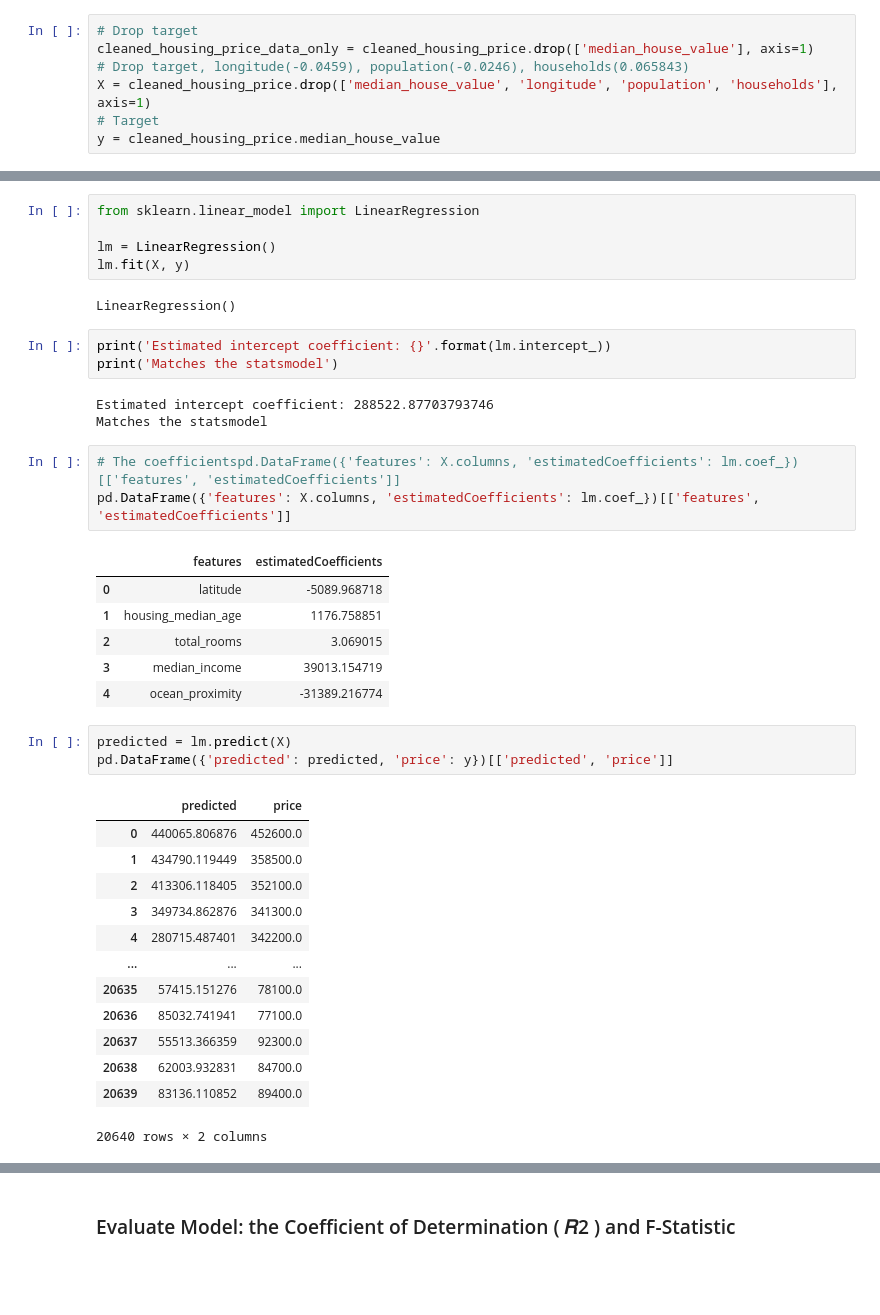
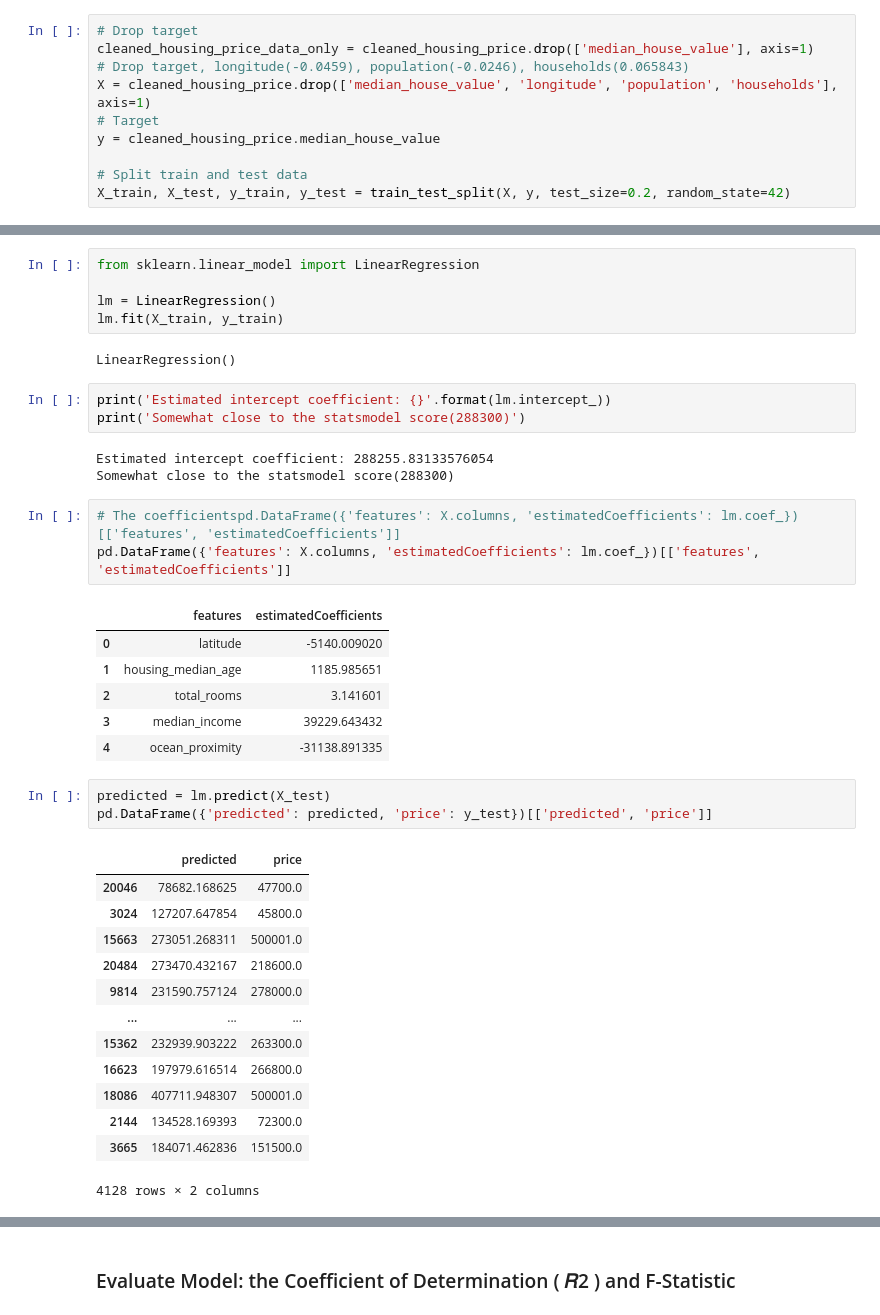
Before and after one commit to tiffany88888/capstone, a Jupyter notebook: capstone.ipynb, the cells around one changed output, grey strips where cells are left out. Saved outputs shown, nothing was run; the diff lists cells and outputs as text; blank space fills up the shorter version.

```diff
--- a/capstone.ipynb
+++ b/capstone.ipynb
@@ -162,6 +163,9 @@ cleaned_housing_price_data_only = cleaned_housing_price.drop(['median_house_valu
 X = cleaned_housing_price.drop(['median_house_value', 'longitude', 'population', 'households'], axis=1)
 # Target
 y = cleaned_housing_price.median_house_value
+
+# Split train and test data
+X_train, X_test, y_train, y_test = train_test_split(X, y, test_size=0.2, random_state=42)
 # %% [markdown]
 ## Fitting Linear Regression using statsmodel
 # %%
@@ -196,42 +202,42 @@ strong multicollinearity or other numerical problems.
 from sklearn.linear_model import LinearRegression
 
 lm = LinearRegression()
-lm.fit(X, y)
+lm.fit(X_train, y_train)
 # %% [output]
 LinearRegression()
 # %%
 print('Estimated intercept coefficient: {}'.format(lm.intercept_))
-print('Matches the statsmodel')
+print('Somewhat close to the statsmodel score(288300)')
 # %% [output]
-Estimated intercept coefficient: 288522.87703793746
-Matches the statsmodel
+Estimated intercept coefficient: 288255.83133576054
+Somewhat close to the statsmodel score(288300)
 # %%
 # The coefficientspd.DataFrame({'features': X.columns, 'estimatedCoefficients': lm.coef_})[['features', 'estimatedCoefficients']]
 pd.DataFrame({'features': X.columns, 'estimatedCoefficients': lm.coef_})[['features', 'estimatedCoefficients']]
 # %% [output]
 |  | features | estimatedCoefficients |
-| 0 | latitude | -5089.968718 |
-| 1 | housing_median_age | 1176.758851 |
-| 2 | total_rooms | 3.069015 |
-| 3 | median_income | 39013.154719 |
-| 4 | ocean_proximity | -31389.216774 |
+| 0 | latitude | -5140.009020 |
+| 1 | housing_median_age | 1185.985651 |
+| 2 | total_rooms | 3.141601 |
+| 3 | median_income | 39229.643432 |
+| 4 | ocean_proximity | -31138.891335 |
 # %%
-predicted = lm.predict(X)
-pd.DataFrame({'predicted': predicted, 'price': y})[['predicted', 'price']]
+predicted = lm.predict(X_test)
+pd.DataFrame({'predicted': predicted, 'price': y_test})[['predicted', 'price']]
 # %% [output]
 |  | predicted | price |
-| 0 | 440065.806876 | 452600.0 |
-| 1 | 434790.119449 | 358500.0 |
-| 2 | 413306.118405 | 352100.0 |
-| 3 | 349734.862876 | 341300.0 |
-| 4 | 280715.487401 | 342200.0 |
+| 20046 | 78682.168625 | 47700.0 |
+| 3024 | 127207.647854 | 45800.0 |
+| 15663 | 273051.268311 | 500001.0 |
+| 20484 | 273470.432167 | 218600.0 |
+| 9814 | 231590.757124 | 278000.0 |
 | ... | ... | ... |
-| 20635 | 57415.151276 | 78100.0 |
-| 20636 | 85032.741941 | 77100.0 |
-| 20637 | 55513.366359 | 92300.0 |
-| 20638 | 62003.932831 | 84700.0 |
-| 20639 | 83136.110852 | 89400.0 |
+| 15362 | 232939.903222 | 263300.0 |
+| 16623 | 197979.616514 | 266800.0 |
+| 18086 | 407711.948307 | 500001.0 |
+| 2144 | 134528.169393 | 72300.0 |
+| 3665 | 184071.462836 | 151500.0 |
-20640 rows × 2 columns
+4128 rows × 2 columns
 # %%
 plt.hist(predicted, bins = 50)
 plt.title('Predicted Housing Prices (fitted values): $\hat{Y}_i$')
```
Also changed, not shown: parts of 23 cells of this notebook, 1 other file.
